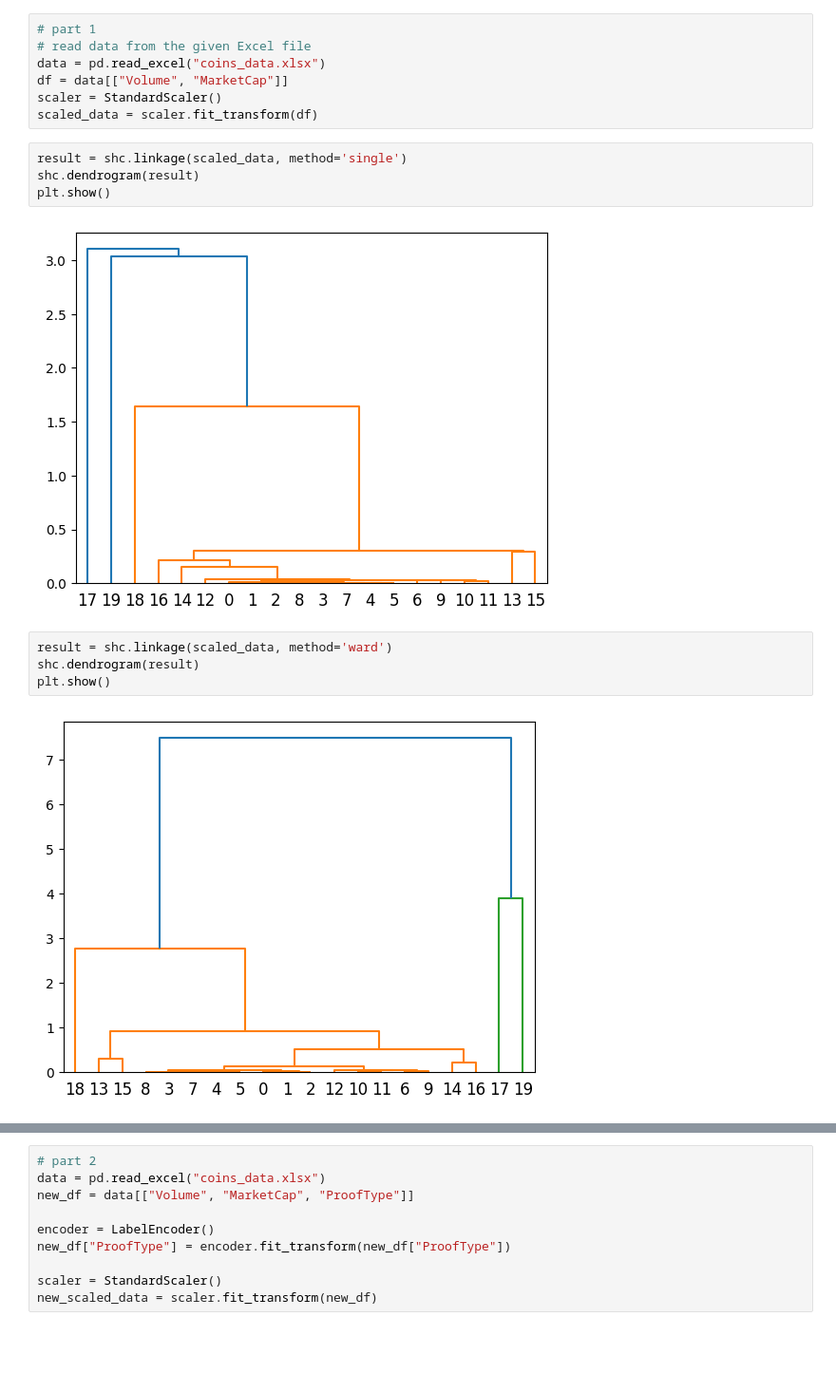
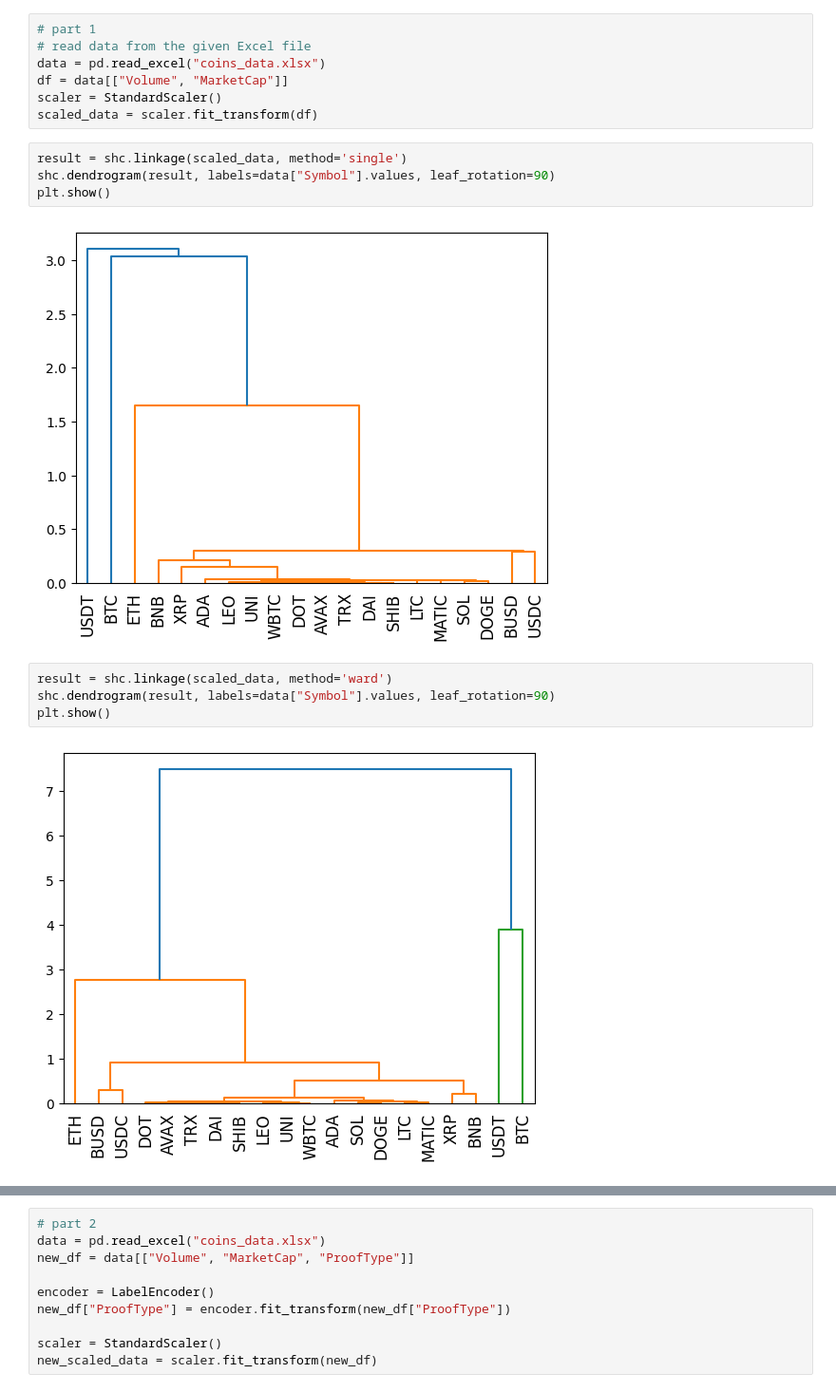
Before and after one commit to arian-rad/Quera-DataScience_bootcamp_Project1-Phase2, a Jupyter notebook: question2.ipynb, the cells around one changed output, grey strips where cells are left out. Shown at 95% size. Drawn from its saved outputs; the diff is of its cells as text; blank space fills up the shorter version.

```diff
--- a/question2.ipynb
+++ b/question2.ipynb
@@ -12,15 +12,15 @@ scaler = StandardScaler()
 scaled_data = scaler.fit_transform(df)
 # %%
 result = shc.linkage(scaled_data, method='single')
-shc.dendrogram(result)
+shc.dendrogram(result, labels=data["Symbol"].values, leaf_rotation=90)
 plt.show()
 # %% [output]
-[figure, old version]
+[figure, new version]
 # %%
 result = shc.linkage(scaled_data, method='ward')
-shc.dendrogram(result)
+shc.dendrogram(result, labels=data["Symbol"].values, leaf_rotation=90)
 plt.show()
 # %% [output]
-[figure, old version]
+[figure, new version]
 # %%
 result = shc.linkage(scaled_data, method='centroid')
```
Also changed, not shown: parts of 6 cells of this notebook.
